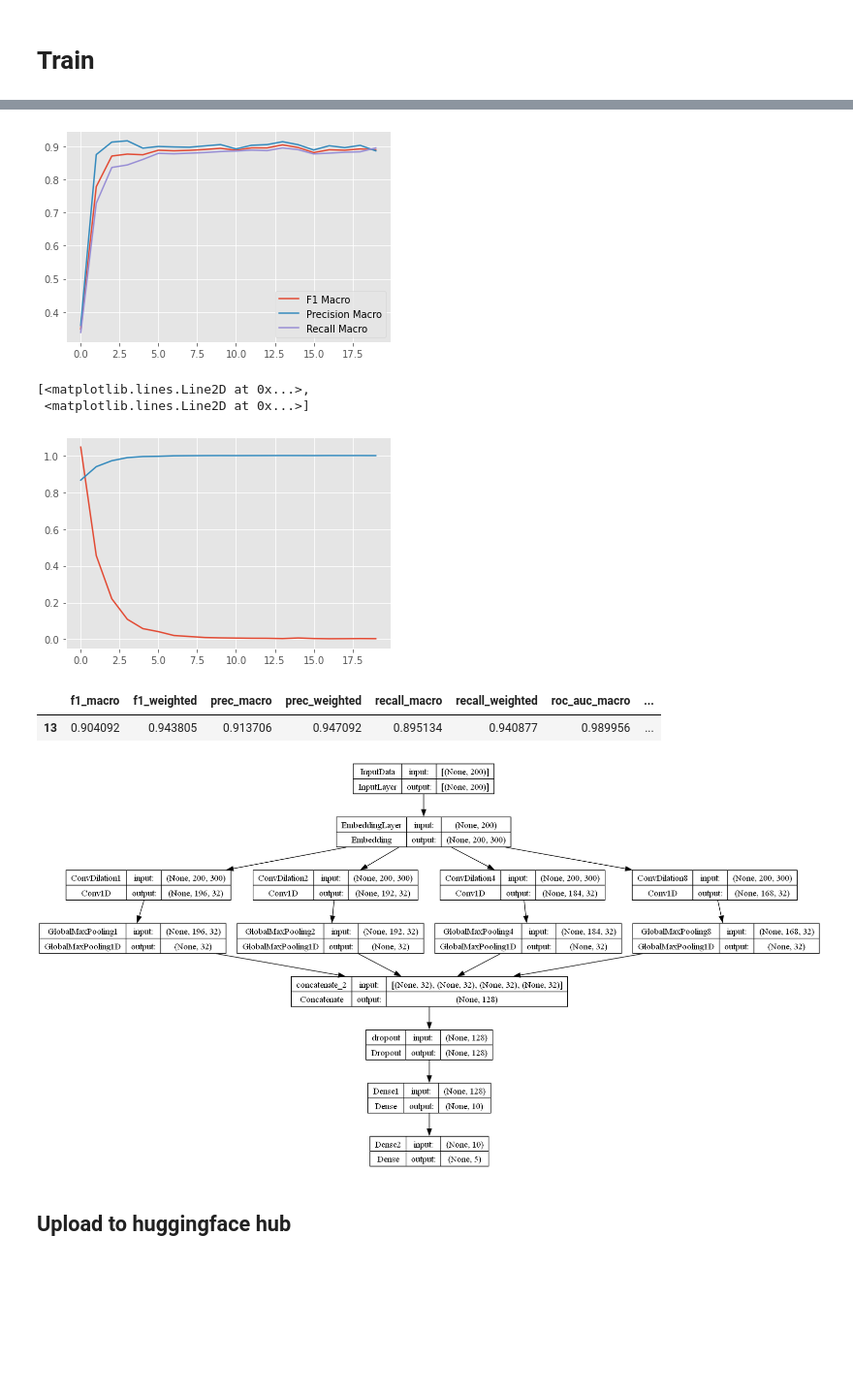
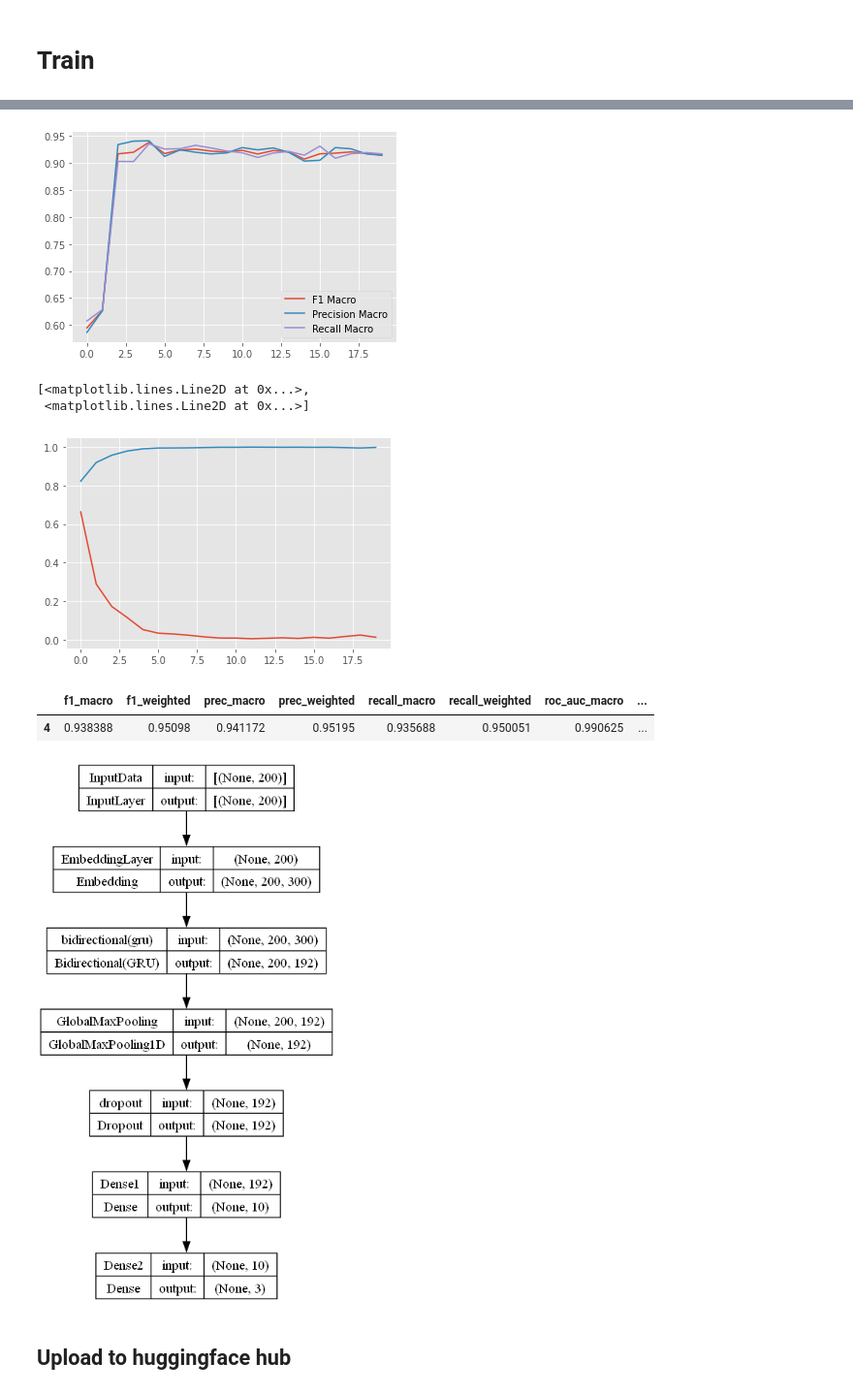
Before and after one commit to umcu/EchoLabeler, a Jupyter notebook: notebooks/Echo_project_documentClassification_biLSTM.ipynb, the cells around one changed output, grey strips where cells are left out. Shown at 97% size. Cells and saved outputs as stored; diff of their text form; code cells hidden in the pictures; blank space fills up the shorter version.

```diff
--- a/notebooks/Echo_project_documentClassification_biLSTM.ipynb
+++ b/notebooks/Echo_project_documentClassification_biLSTM.ipynb
@@ -57,15 +57,19 @@ num_folds = 10
 # multilabel: lv_dil, pe, rv_dil
 # categorical: aortic_regurgitation, lv_syst_func, rv_syst_func, aortic_stenosis, diastolic_dysfunction, mitral_regurgitation, tricuspid_regurgitation,wma
 
+Classes = ['lv_dil', 'pe', 'rv_dil', 'aortic_regurgitation',
+           'lv_syst_func', 'rv_syst_func', 'aortic_stenosis',
+           'diastolic_dysfunction', 'mitral_regurgitation',
+           'tricuspid_regurgitation', 'wma']
 Class = 'lv_syst_func'
 batch_size = 128
-ModelType = 'vstacked_dcnn' # bigru, bilstm, cnn, hstacked_dcnn, textcnn
+ModelType = 'bigru' # bigru, bilstm, cnn, hstacked_dcnn, textcnn, rcnn
 ProcessorType = "cpu" if len(tf.config.experimental.list_physical_devices("GPU"))==0 else "gpu"
 Splitting = 'from_file' # CV or from_file
 UseClassWeights = False
 LR = 0.0025
 dilation=1
-num_layers = 32
+num_layers = 96
 dropout=0.2
 lemmatize = True
 lowercase = False
@@ -77,7 +81,7 @@ use_multilabel = False
 EmbeddingSource = 'cardio_wv'
 
 FLAG_TERMS = ['uitslag zie medische status', 'zie status', 'zie verslag status', 'slecht echovenster', 'echo overwegen', 'ge echo',
-              'geen echovenster', 'geen beoordeelbaar echo', 'geen beoordeelbare echo', 'verslag op ic']
+              'geen echovenster', 'geen beoordeelbaar echo', 'tee 190', 'hdf 36mnd', 'geen beoordeelbare echo', 'verslag op ic']
 SAVE_TERMS = ['goed', 'geen', 'normaal', 'normale']
 MULTILABELS = {'Mild': ['Mild', 'Present'],
                'Severe': ['Severe', 'Present'],
@@ -87,7 +91,7 @@ MULTILABELS = {'Mild': ['Mild', 'Present'],
                'Present': ['Present'],
                }
 
-reduce_labels = False
+reduce_labels = True
 REDUCED_LABELMAP = {
     'Present': 'Present',
     'No label': 'No label',
@@ -243,3 +248,6 @@ def multi_hot_encoding(x: List[int],
 labeled_documents = pd.read_json(f"./echo_doc_labels/{Class}.jsonl", lines=True)
 label_col = 'label' if Class!='merged_labels' else 'labels'
 target_df = pd.DataFrame.from_records(labeled_documents[label_col])
+# %%
+if reduce_labels:
+    labeled_documents['label'] = labeled_documents['label'].map(REDUCED_LABELMAP)
@@ -374,7 +390,8 @@ for k,v in TrainTestDict.items():
 
     ModelDict[k]['tokenizer'] = LSTM_Tokenizer
     if use_multilabel:
-        ModelDict[k]['warmup_model'] = echo_models.CurrentModel(modelselection=ModelType,
+        ModelDict[k]['warmup_model'] = echo_models.CurrentModel(
+                                     modelselection=ModelType,
                                      embeddingdim=embedding_dim,
                                      pre_embeddingdim = pre_emb_dim,
                                      maxlen=max_len,
@@ -388,7 +405,8 @@ for k,v in TrainTestDict.items():
                                      dropout=dropout
                                      )
     else:
-        ModelDict[k]['model'] = echo_models.CurrentModel(modelselection=ModelType,
+        ModelDict[k]['model'] = echo_models.CurrentModel(
+                                     modelselection=ModelType,
                                      embeddingdim=embedding_dim,
                                      pre_embeddingdim = pre_emb_dim,
                                      maxlen=max_len,
@@ -666,21 +684,21 @@ plt.plot(ResultDict[k]['result']['recall_macro'], label='Recall Macro')
 plt.legend(loc='best')
 plt.show()
 # %% [output]
-[figure, old version]
+[figure, new version]
 # %%
 plt.plot(ResultDict[k]['history'])
 # %% [output]
 [<matplotlib.lines.Line2D at 0x...>,
  <matplotlib.lines.Line2D at 0x...>]
-[figure, old version]
+[figure, new version]
 # %%
 ResultDict[k]['result'].sort_values(by='f1_macro', ascending=False).head(1)
 # %% [output]
 |  | f1_macro | f1_weighted | prec_macro | prec_weighted | recall_macro | recall_weighted | roc_auc_macro | ... |
-| 13 | 0.904092 | 0.943805 | 0.913706 | 0.947092 | 0.895134 | 0.940877 | 0.989956 | ... |
+| 4 | 0.938388 | 0.95098 | 0.941172 | 0.95195 | 0.935688 | 0.950051 | 0.990625 | ... |
 # %%
-plot_model(_model, to_file='./model_plot.png', show_shapes=True, show_layer_names=True)
+plot_model(_model, to_file=f'./model_{ModelType}_plot.png', show_shapes=True, show_layer_names=True)
 # %% [output]
-[figure, old version]
+[figure, new version]
 # %% [markdown]
 ## Upload to huggingface hub
```
Also changed, not shown: parts of 8 cells of this notebook, 4 other files.
